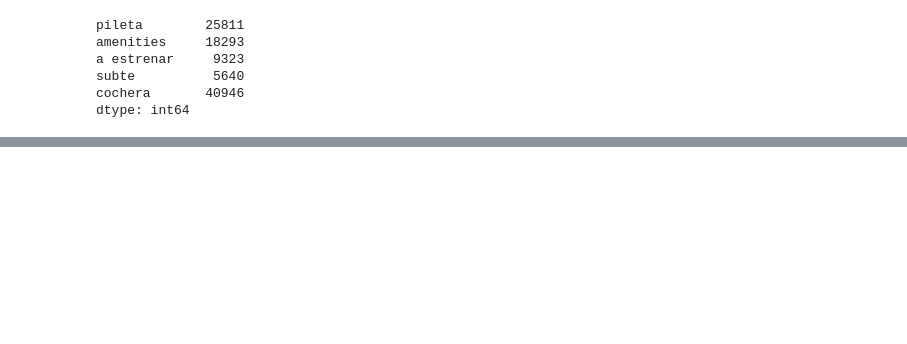
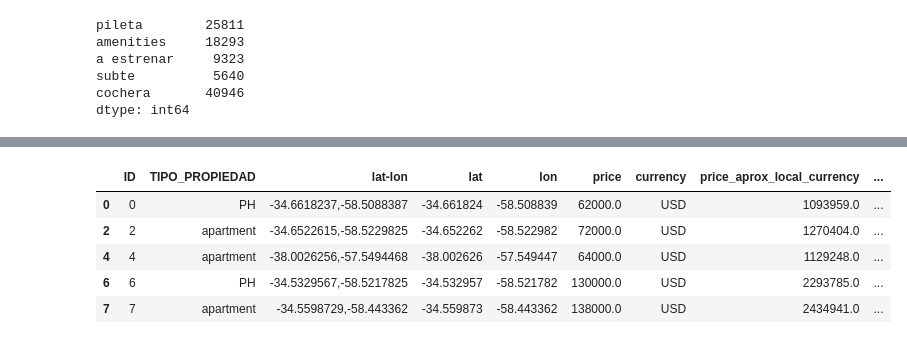
Before and after one commit to GabrielCasal/Digital_House, a Jupyter notebook: TP-Limpieza.ipynb, the cells around one changed output, grey strips where cells are left out. Saved outputs shown, nothing was run; the diff lists cells and outputs as text; code cells hidden in the pictures; blank space fills up the shorter version.

Commit message:
Commit ordenando los directorios y finalizando la limpieza más los graficos

```diff
--- a/TP-Limpieza.ipynb
+++ b/TP-Limpieza.ipynb
@@ -183,2 +202,20 @@ del data['operation']
+# %%
+pd.set_option('display.height', 1000)
+pd.set_option('display.max_rows', 500)
+pd.set_option('display.max_columns', 500)
+pd.set_option('display.width', 1000)
+
+
+data['surface_total_in_m2'] = np.where(data['surface_total_in_m2'].isnull() | data['surface_total_in_m2'] == 0 ,data['surface_covered_in_m2'],data['surface_total_in_m2'])
+data['price_usd_per_m2'] = np.where((data['price_usd_per_m2'].isnull() | data['price_usd_per_m2'] == 0) & (data['surface_total_in_m2'] > 0 & data['surface_total_in_m2'].notnull()),data['price_aprox_usd'] / data['surface_total_in_m2'], data['price_usd_per_m2'])
+data_final = data.dropna(subset=['price_aprox_usd', 'surface_total_in_m2'])
+data_final.head()
+# %% [output]
+|  | ID | TIPO_PROPIEDAD | lat-lon | lat | lon | price | currency | price_aprox_local_currency | ... |
+| 0 | 0 | PH | -34.6618237,-58.5088387 | -34.661824 | -58.508839 | 62000.0 | USD | 1093959.0 | ... |
+| 2 | 2 | apartment | -34.6522615,-58.5229825 | -34.652262 | -58.522982 | 72000.0 | USD | 1270404.0 | ... |
+| 4 | 4 | apartment | -38.0026256,-57.5494468 | -38.002626 | -57.549447 | 64000.0 | USD | 1129248.0 | ... |
+| 6 | 6 | PH | -34.5329567,-58.5217825 | -34.532957 | -58.521782 | 130000.0 | USD | 2293785.0 | ... |
+| 7 | 7 | apartment | -34.5598729,-58.443362 | -34.559873 | -58.443362 | 138000.0 | USD | 2434941.0 | ... |
 # %%
 #Crear y guardar la info en un nuevo csv
```
Also changed, not shown: parts of 4 cells of this notebook, 6 other files.
